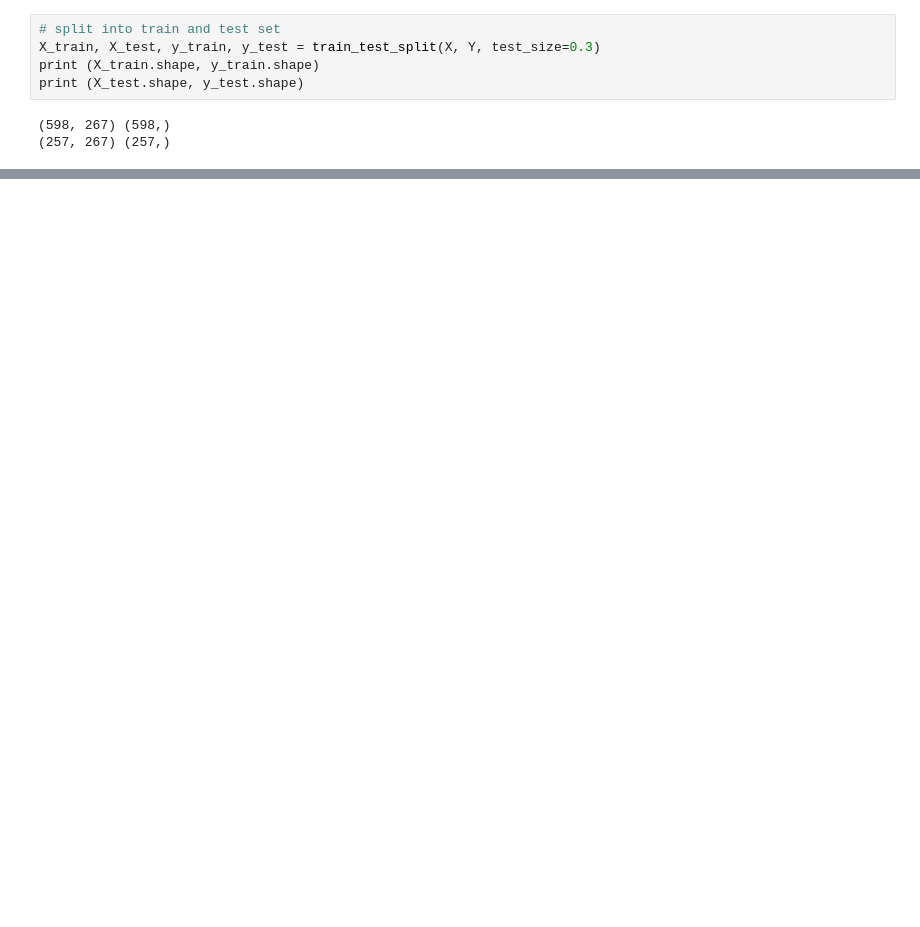
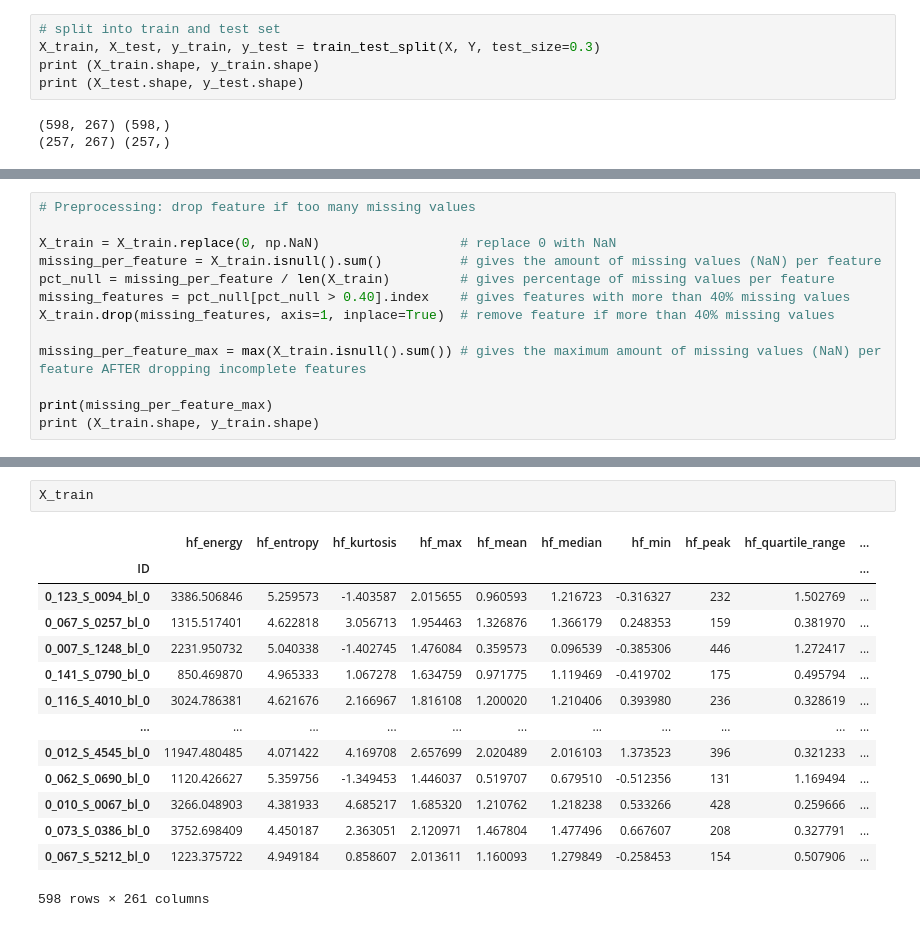
Before and after one commit to LauraSchellekens/TM10007_-private_-group, a Jupyter notebook: SVM.ipynb, the cells around one changed output, grey strips where cells are left out. Cells and saved outputs as stored; diff of their text form; blank space fills up the shorter version.

```diff
--- a/SVM.ipynb
+++ b/SVM.ipynb
@@ -104,0 +104,13 @@ t = ("Misclassified: %d / %d" % ((Y != y_pred).sum(), X.shape[0]))
+# %%
+# Preprocessing: drop feature if too many missing values
+
+X_train = X_train.replace(0, np.NaN)                  # replace 0 with NaN
+missing_per_feature = X_train.isnull().sum()          # gives the amount of missing values (NaN) per feature
+pct_null = missing_per_feature / len(X_train)         # gives percentage of missing values per feature
+missing_features = pct_null[pct_null > 0.40].index    # gives features with more than 40% missing values
+X_train.drop(missing_features, axis=1, inplace=True)  # remove feature if more than 40% missing values
+
+missing_per_feature_max = max(X_train.isnull().sum()) # gives the maximum amount of missing values (NaN) per feature AFTER dropping incomplete features
+
+print(missing_per_feature_max)
+print (X_train.shape, y_train.shape)
@@ -104,0 +135,17 @@ t = ("Misclassified: %d / %d" % ((Y != y_pred).sum(), X.shape[0]))
+# %%
+X_train
+# %% [output]
+|  | hf_energy | hf_entropy | hf_kurtosis | hf_max | hf_mean | hf_median | hf_min | hf_peak | hf_quartile_range | ... |
+| ID |  |  |  |  |  |  |  |  |  | ... |
+| 0_123_S_0094_bl_0 | 3386.506846 | 5.259573 | -1.403587 | 2.015655 | 0.960593 | 1.216723 | -0.316327 | 232 | 1.502769 | ... |
+| 0_067_S_0257_bl_0 | 1315.517401 | 4.622818 | 3.056713 | 1.954463 | 1.326876 | 1.366179 | 0.248353 | 159 | 0.381970 | ... |
+| 0_007_S_1248_bl_0 | 2231.950732 | 5.040338 | -1.402745 | 1.476084 | 0.359573 | 0.096539 | -0.385306 | 446 | 1.272417 | ... |
+| 0_141_S_0790_bl_0 | 850.469870 | 4.965333 | 1.067278 | 1.634759 | 0.971775 | 1.119469 | -0.419702 | 175 | 0.495794 | ... |
+| 0_116_S_4010_bl_0 | 3024.786381 | 4.621676 | 2.166967 | 1.816108 | 1.200020 | 1.210406 | 0.393980 | 236 | 0.328619 | ... |
+| ... | ... | ... | ... | ... | ... | ... | ... | ... | ... | ... |
+| 0_012_S_4545_bl_0 | 11947.480485 | 4.071422 | 4.169708 | 2.657699 | 2.020489 | 2.016103 | 1.373523 | 396 | 0.321233 | ... |
+| 0_062_S_0690_bl_0 | 1120.426627 | 5.359756 | -1.349453 | 1.446037 | 0.519707 | 0.679510 | -0.512356 | 131 | 1.169494 | ... |
+| 0_010_S_0067_bl_0 | 3266.048903 | 4.381933 | 4.685217 | 1.685320 | 1.210762 | 1.218238 | 0.533266 | 428 | 0.259666 | ... |
+| 0_073_S_0386_bl_0 | 3752.698409 | 4.450187 | 2.363051 | 2.120971 | 1.467804 | 1.477496 | 0.667607 | 208 | 0.327791 | ... |
+| 0_067_S_5212_bl_0 | 1223.375722 | 4.949184 | 0.858607 | 2.013611 | 1.160093 | 1.279849 | -0.258453 | 154 | 0.507906 | ... |
+598 rows × 261 columns
```
Also changed, not shown: parts of 15 cells of this notebook.
